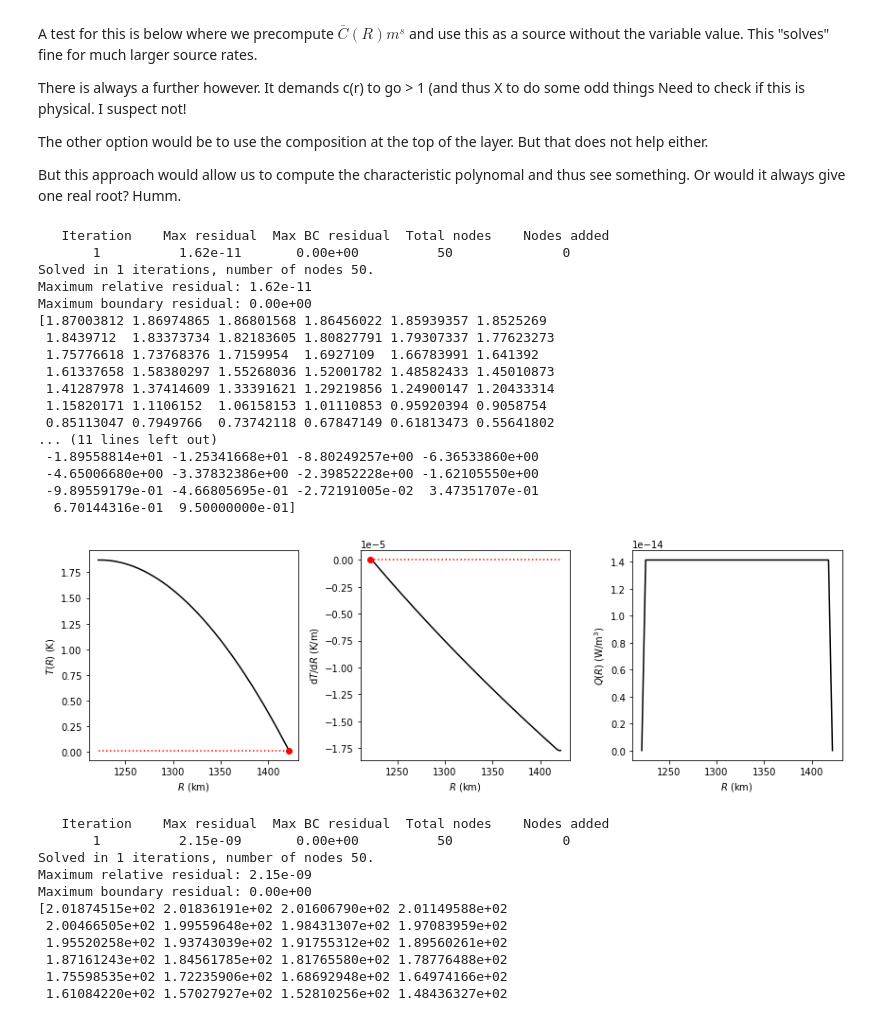
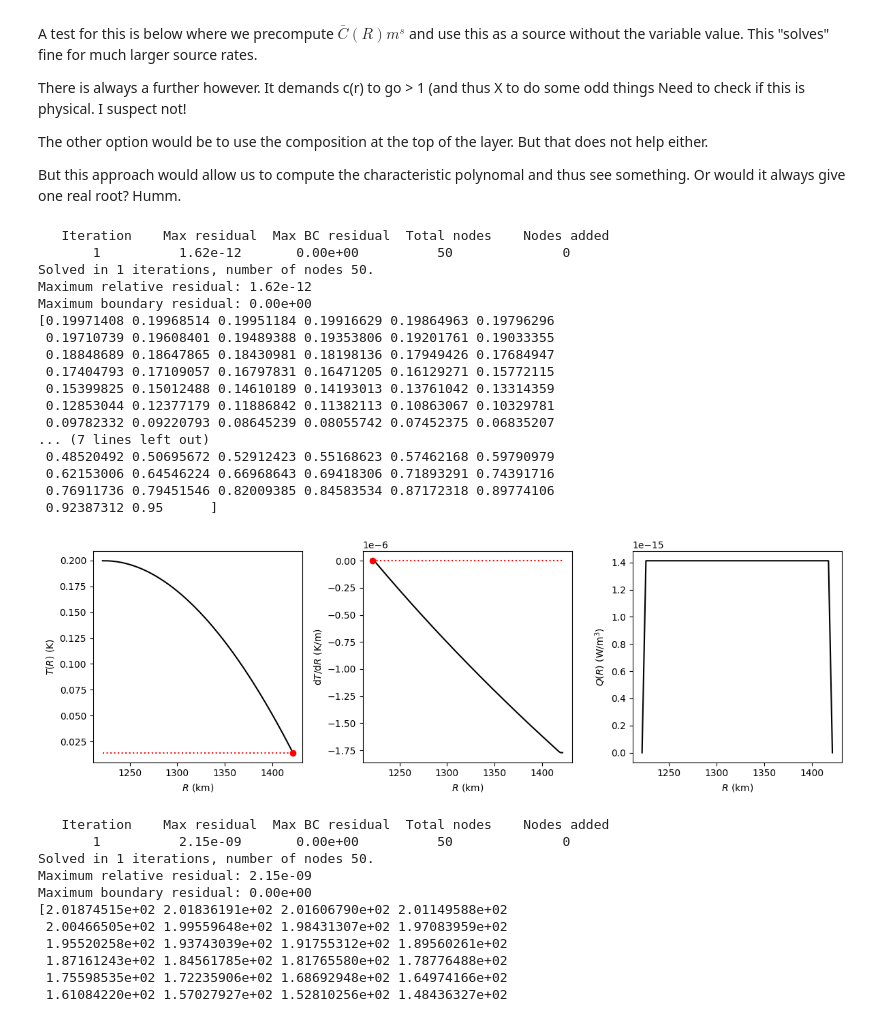
Before and after one commit to andreww/slurry, a Jupyter notebook: f-layer-diffusion.ipynb, the cells around one changed output. Cells and saved outputs as stored; diff of their text form; code cells hidden in the pictures.

```diff
--- a/f-layer-diffusion.ipynb
+++ b/f-layer-diffusion.ipynb
@@ -543,50 +573,51 @@ Or would it always give one real root? Humm.
 dl = 1.0E-8
 _, _, _, fe_density, _, _ = feot.densities(1.0, 330.0, 5700.0)
 
-mass_rate = np.ones_like(r) * 1.0E-12 # kg m^-3 s^-1 equivelent to case 7 with sensible heat
+# 1.0E-12 seems to work for this case (but needs big Cs)
+mass_rate = np.ones_like(r) * 1.0E-13 # kg m^-3 s^-1 equivelent to case 7 with sensible heat
 mass_rate[0] = 0.0
 mass_rate[-1] = 0.0
 
 x_top = 0.95
 initial_x = np.ones_like(r) * x_top
 initial_dcdr = np.zeros_like(r)
 
 c_top = feot.mass_percent_o(x_top)/100.0
 initial_c = feot.mass_percent_o(initial_x)/100.0
 
 
 fig, axs = plt.subplots(ncols=3, figsize=(12,4))
 
 
 # or mass_rate*np.mean(initial_c)
 # or mass_rate*c_top
 out_cs = layer_diffusion.solve_layer_diffusion(r, mass_rate*initial_c, dl*fe_density, initial_c, derivative_guess=initial_dcdr,
                                                top_value_bc=c_top, bottom_derivative_bc=0.0, fig_axs=axs, composition=False)
 
 print(out_cs)
 out_xs = feot.mol_frac_fe(out_cs * 100.0)
 print(out_xs)
 fig.tight_layout()
 plt.show()
 # %% [output]
    Iteration    Max residual  Max BC residual  Total nodes    Nodes added
-       1          1.62e-11       0.00e+00          50              0
+       1          1.62e-12       0.00e+00          50              0
 Solved in 1 iterations, number of nodes 50.
-Maximum relative residual: 1.62e-11
+Maximum relative residual: 1.62e-12
 Maximum boundary residual: 0.00e+00
-[1.87003812 1.86974865 1.86801568 1.86456022 1.85939357 1.8525269
- 1.8439712  1.83373734 1.82183605 1.80827791 1.79307337 1.77623273
- 1.75776618 1.73768376 1.7159954  1.6927109  1.66783991 1.641392
- 1.61337658 1.58380297 1.55268036 1.52001782 1.48582433 1.45010873
- 1.41287978 1.37414609 1.33391621 1.29219856 1.24900147 1.20433314
- 1.15820171 1.1106152  1.06158153 1.01110853 0.95920394 0.9058754
- 0.85113047 0.7949766  0.73742118 0.67847149 0.61813473 0.55641802
-... (11 lines left out)
- -1.89558814e+01 -1.25341668e+01 -8.80249257e+00 -6.36533860e+00
- -4.65006680e+00 -3.37832386e+00 -2.39852228e+00 -1.62105550e+00
- -9.89559179e-01 -4.66805695e-01 -2.72191005e-02  3.47351707e-01
-  6.70144316e-01  9.50000000e-01]
+[0.19971408 0.19968514 0.19951184 0.19916629 0.19864963 0.19796296
+ 0.19710739 0.19608401 0.19489388 0.19353806 0.19201761 0.19033355
+ 0.18848689 0.18647865 0.18430981 0.18198136 0.17949426 0.17684947
+ 0.17404793 0.17109057 0.16797831 0.16471205 0.16129271 0.15772115
+ 0.15399825 0.15012488 0.14610189 0.14193013 0.13761042 0.13314359
+ 0.12853044 0.12377179 0.11886842 0.11382113 0.10863067 0.10329781
+ 0.09782332 0.09220793 0.08645239 0.08055742 0.07452375 0.06835207
+... (7 lines left out)
+ 0.48520492 0.50695672 0.52912423 0.55168623 0.57462168 0.59790979
+ 0.62153006 0.64546224 0.66968643 0.69418306 0.71893291 0.74391716
+ 0.76911736 0.79451546 0.82009385 0.84583534 0.87172318 0.89774106
+ 0.92387312 0.95      ]
-[figure, old version]
+[figure, new version]
 # %%
 dl = 1.0E-8
 _, _, _, fe_density, _, _ = feot.densities(1.0, 330.0, 5700.0)
```
Also changed, not shown: parts of 7 cells of this notebook.
